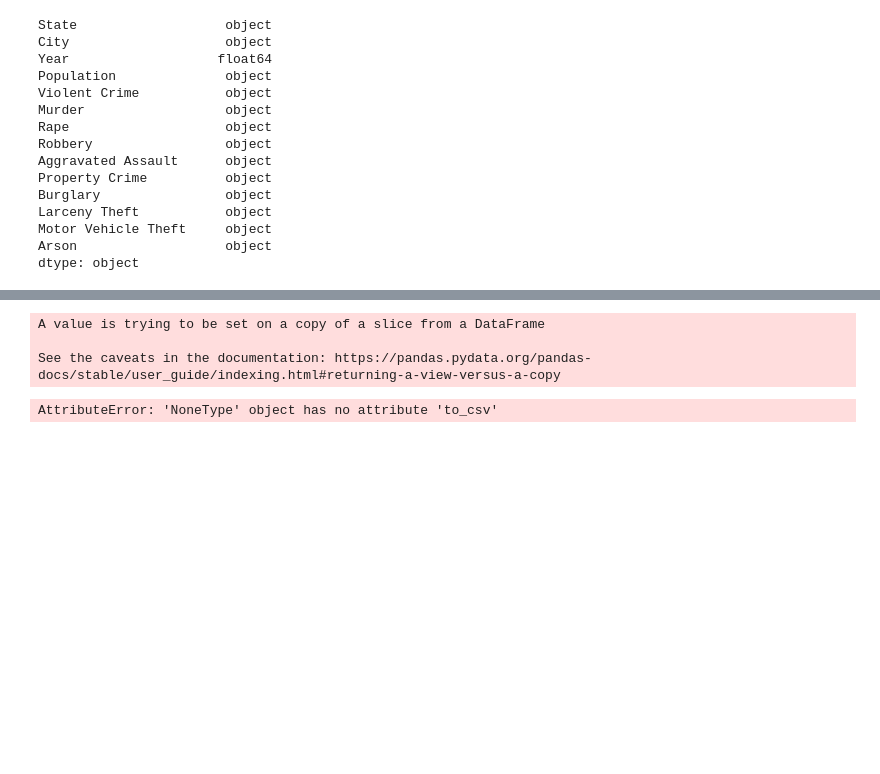
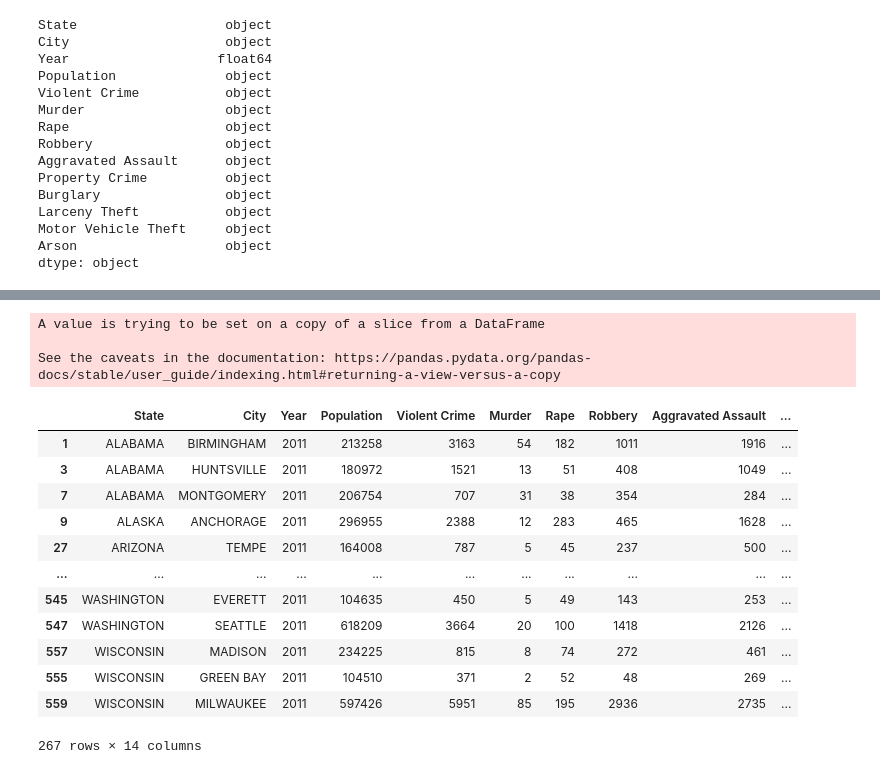
Before and after one commit to elysesulkey/National-Crime-Data-Analysis-Expanded, a Jupyter notebook: static/data/data_cleaning/2011datacleaning.ipynb, the cells around one changed output, grey strips where cells are left out. Drawn from its saved outputs; the diff is of its cells as text; code cells hidden in the pictures; blank space fills up the shorter version.

```diff
--- a/static/data/data cleaning/2011datacleaning.ipynb
+++ b/static/data/data_cleaning/2011datacleaning.ipynb
@@ -192,15 +198,26 @@ data2011_df
 267 rows × 14 columns
 # %%
 # sort by State
-cleaned_data2011_df = data2011_df.sort_values(by=["State"], inplace=True)
-cleaned_data2011_df
+data2011_df.sort_values(by=["State"], inplace=True)
+data2011_df
 # %% [output]
 A value is trying to be set on a copy of a slice from a DataFrame
 
 See the caveats in the documentation: https://pandas.pydata.org/pandas-docs/stable/user_guide/indexing.html#returning-a-view-versus-a-copy
+|  | State | City | Year | Population | Violent Crime | Murder | Rape | Robbery | Aggravated Assault | ... |
+| 1 | ALABAMA | BIRMINGHAM | 2011 | 213258 | 3163 | 54 | 182 | 1011 | 1916 | ... |
+| 3 | ALABAMA | HUNTSVILLE | 2011 | 180972 | 1521 | 13 | 51 | 408 | 1049 | ... |
+| 7 | ALABAMA | MONTGOMERY | 2011 | 206754 | 707 | 31 | 38 | 354 | 284 | ... |
+| 9 | ALASKA | ANCHORAGE | 2011 | 296955 | 2388 | 12 | 283 | 465 | 1628 | ... |
+| 27 | ARIZONA | TEMPE | 2011 | 164008 | 787 | 5 | 45 | 237 | 500 | ... |
+| ... | ... | ... | ... | ... | ... | ... | ... | ... | ... | ... |
+| 545 | WASHINGTON | EVERETT | 2011 | 104635 | 450 | 5 | 49 | 143 | 253 | ... |
+| 547 | WASHINGTON | SEATTLE | 2011 | 618209 | 3664 | 20 | 100 | 1418 | 2126 | ... |
+| 557 | WISCONSIN | MADISON | 2011 | 234225 | 815 | 8 | 74 | 272 | 461 | ... |
+| 555 | WISCONSIN | GREEN BAY | 2011 | 104510 | 371 | 2 | 52 | 48 | 269 | ... |
+| 559 | WISCONSIN | MILWAUKEE | 2011 | 597426 | 5951 | 85 | 195 | 2936 | 2735 | ... |
+267 rows × 14 columns
 # %%
 #export cleaned dataframe
-cleaned_data2011_df.to_csv("cleaned_2011.csv", index = False)
-cleaned_data2011_df.to_json("cleaned_2011.json")
+data2011_df.to_csv("FBI_crime_data_cleaned/cleaned_2011.csv", index = False)
+data2011_df.to_json("FBI_crime_data_cleaned/cleaned_2011.json")
-# %% [output]
-AttributeError: 'NoneType' object has no attribute 'to_csv'
```
Also changed, not shown: parts of 4 cells of this notebook, 35 other files.
